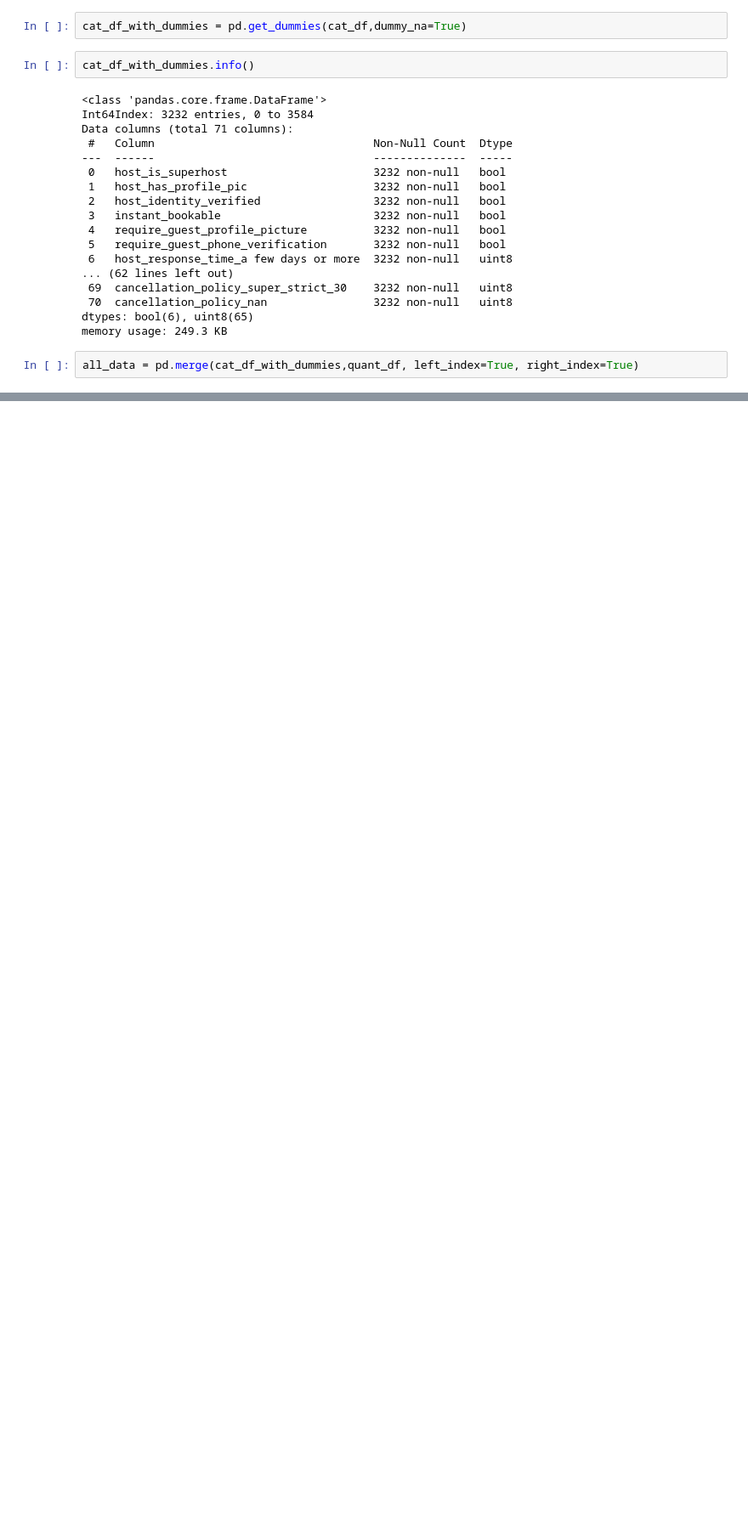
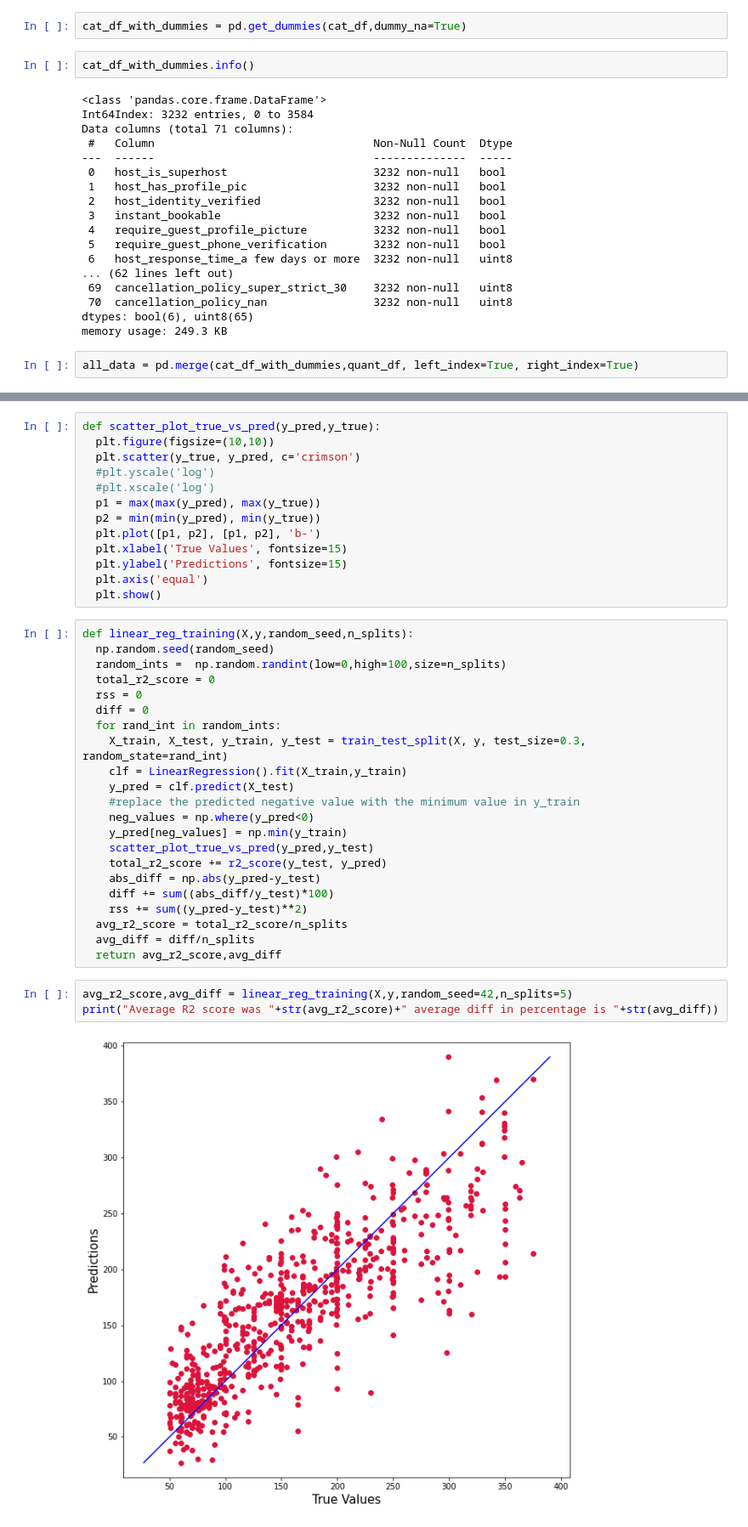
Before and after one commit to mai0elkady/Boston_airbnb_data_analysis, a Jupyter notebook: Boston_airbnb.ipynb, the cells around one changed output, grey strips where cells are left out. Shown at 85% size. Cells and saved outputs as stored; diff of their text form; blank space fills up the shorter version.

```diff
--- a/Boston_airbnb.ipynb
+++ b/Boston_airbnb.ipynb
@@ -405,0 +427,40 @@ print(d)
+# %%
+def scatter_plot_true_vs_pred(y_pred,y_true):
+  plt.figure(figsize=(10,10))
+  plt.scatter(y_true, y_pred, c='crimson')
+  #plt.yscale('log')
+  #plt.xscale('log')
+  p1 = max(max(y_pred), max(y_true))
+  p2 = min(min(y_pred), min(y_true))
+  plt.plot([p1, p2], [p1, p2], 'b-')
+  plt.xlabel('True Values', fontsize=15)
+  plt.ylabel('Predictions', fontsize=15)
+  plt.axis('equal')
+  plt.show()
+# %%
+def linear_reg_training(X,y,random_seed,n_splits):
+  np.random.seed(random_seed)
+  random_ints =  np.random.randint(low=0,high=100,size=n_splits)
+  total_r2_score = 0
+  rss = 0
+  diff = 0
+  for rand_int in random_ints:
+    X_train, X_test, y_train, y_test = train_test_split(X, y, test_size=0.3, random_state=rand_int)
+    clf = LinearRegression().fit(X_train,y_train)
+    y_pred = clf.predict(X_test)
+    #replace the predicted negative value with the minimum value in y_train
+    neg_values = np.where(y_pred<0)
+    y_pred[neg_values] = np.min(y_train)
+    scatter_plot_true_vs_pred(y_pred,y_test)
+    total_r2_score += r2_score(y_test, y_pred)
+    abs_diff = np.abs(y_pred-y_test)
+    diff += sum((abs_diff/y_test)*100)
+    rss += sum((y_pred-y_test)**2)
+  avg_r2_score = total_r2_score/n_splits
+  avg_diff = diff/n_splits
+  return avg_r2_score,avg_diff
+# %%
+avg_r2_score,avg_diff = linear_reg_training(X,y,random_seed=42,n_splits=5)
+print("Average R2 score was "+str(avg_r2_score)+" average diff in percentage is "+str(avg_diff))
+# %% [output]
+[figure, added]
```
Also changed, not shown: parts of 12 cells of this notebook.
